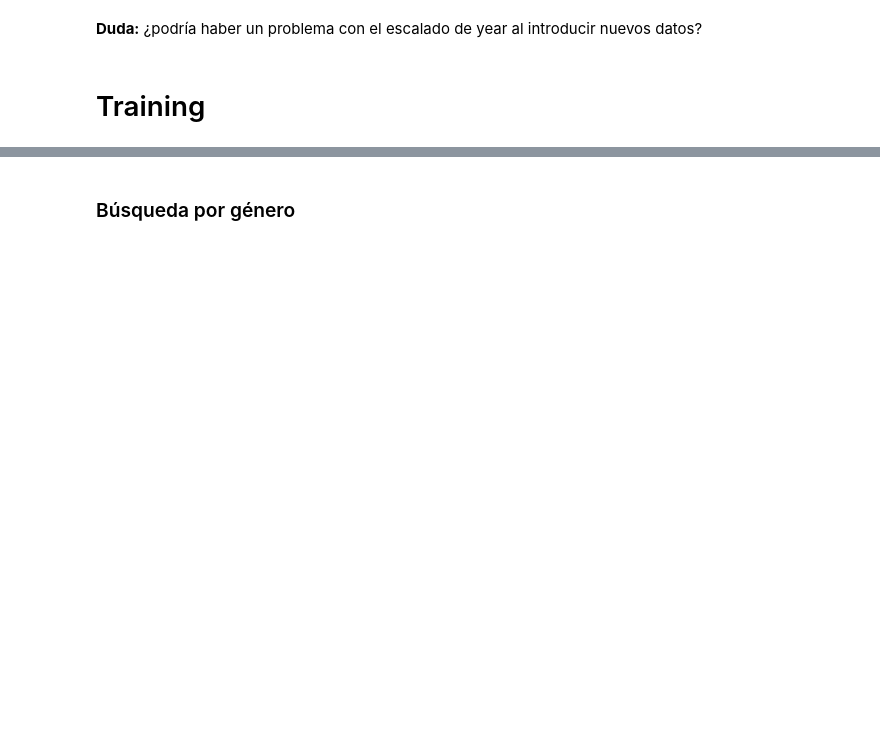
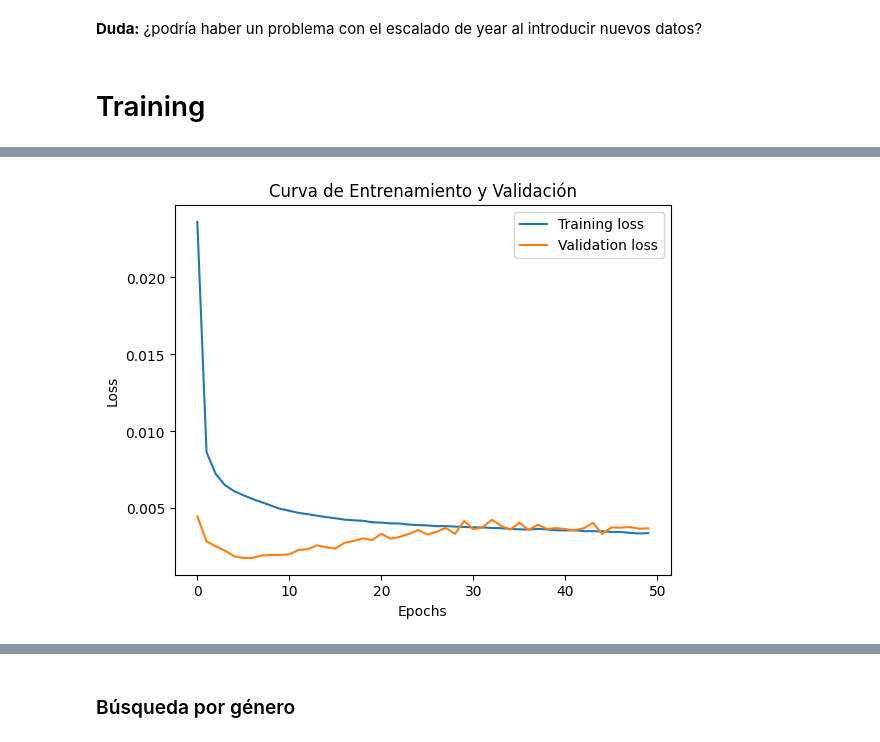
Before and after one commit to mlmicozzi/AprendizajeMaquinaII, a Jupyter notebook: spotify-recommender.ipynb, the cells around one changed output, grey strips where cells are left out. Cells and saved outputs as stored; diff of their text form; code cells hidden in the pictures; blank space fills up the shorter version.

```diff
--- a/spotify-recommender.ipynb
+++ b/spotify-recommender.ipynb
@@ -35,10 +35,13 @@ df.describe()
 **Duda:** ¿podría haber un problema con el escalado de year al introducir nuevos datos?
 # %% [markdown]
 # Training
+# %%
+# Se decidió descartar 'mode ya que, al ser incluida en el dataset, las predicciones siempre coinciden con el "mode" original (Mayor o menor). Pero los oyentes no escuchan exclusivamente música de un modo, sino que consumen ambos modos de forma indistinta.
+df.drop(columns=['mode'],inplace=True)
 # %%
 # Selecting relevant audio features
 features = ['track_popularity', 'danceability', 'energy',
-       'loudness', 'mode', 'speechiness', 'acousticness', 'instrumentalness',
+       'loudness', 'speechiness', 'acousticness', 'instrumentalness',
        'liveness', 'valence', 'tempo', 'duration_ms', 'year']
 # ¿incluir track popularity?
 # ¿¿ Eliminación 'acousticness' por alta correlación con 'energy' y 'loudness' ??
@@ -64,7 +67,7 @@ model = Sequential([
 
 model.compile(optimizer=Adam(learning_rate=0.001), loss='mse')
 # %%
-# Training the model
-model.fit(X_train, X_train, epochs=50, batch_size=32, validation_data=(X_test, X_test))
+# Entrenamiento del modelo y guardar el historial
+history = model.fit(X_train, X_train, epochs=50, batch_size=32, validation_data=(X_test, X_test))
 # %% [output]
 Epoch 1/50
@@ -88,3 +90,14 @@ Epoch 50/50
+# %%
+# Graficar la pérdida de entrenamiento y validación
+plt.plot(history.history['loss'], label='Training loss')
+plt.plot(history.history['val_loss'], label='Validation loss')
+plt.xlabel('Epochs')
+plt.ylabel('Loss')
+plt.legend()
+plt.title('Curva de Entrenamiento y Validación')
+plt.show()
+# %% [output]
+[figure, added]
 # %%
 # Define model with the functional API
 input_layer = Input(shape=(len(features),))
```
Also changed, not shown: parts of 3 cells of this notebook, 1 other file.
